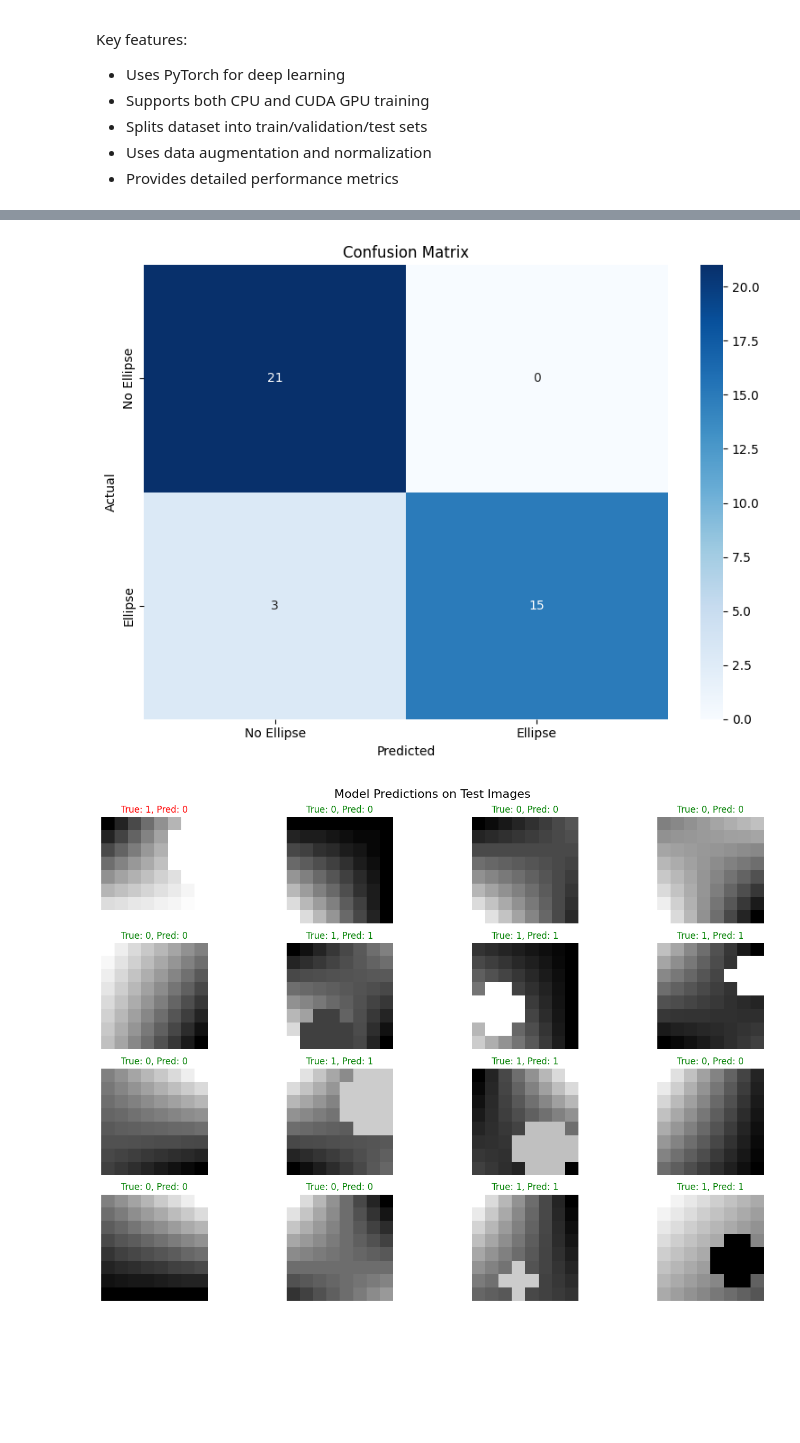
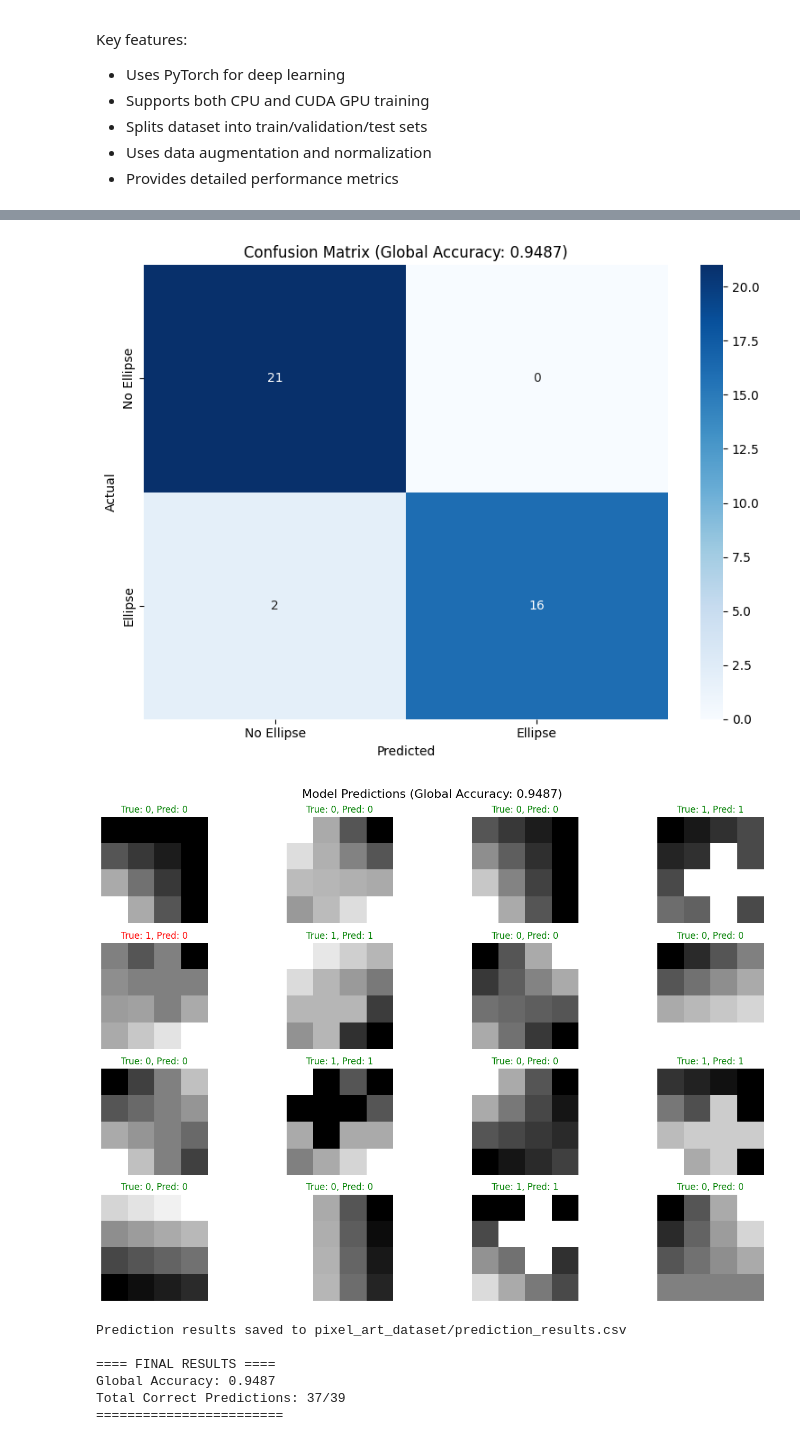
Before and after one commit to NunoMBatista/Blaise-Pasqal-Quantum-Challenge-GIC-quAI, a Jupyter notebook: results/Qadence_implementation/pytorch_classic.ipynb, the cells around one changed output, grey strips where cells are left out. Saved outputs shown, nothing was run; the diff lists cells and outputs as text; code cells hidden in the pictures; blank space fills up the shorter version.

```diff
--- a/results/Qadence_implementation/pytorch_classic.ipynb
+++ b/results/Qadence_implementation/pytorch_classic.ipynb
@@ -99,6 +100,7 @@ Key features:
 # %%
 !pip install torch torchvision numpy pandas scikit-learn matplotlib seaborn
 # %%
+# Neural Network Classifier
 import os
 import numpy as np
 import pandas as pd
@@ -107,7 +109,7 @@ import torch.nn as nn
 import torch.optim as optim
 from torch.utils.data import Dataset, DataLoader, random_split
 from torchvision import transforms
-from sklearn.metrics import confusion_matrix, classification_report
+from sklearn.metrics import confusion_matrix, classification_report, accuracy_score
 import matplotlib.pyplot as plt
 import seaborn as sns
 
@@ -139,22 +141,20 @@ class EllipseDataset(Dataset):
 
         return image, label, self.labels_df.iloc[idx, 0]
 
-# Neural Network Model
+# Neural Network Model - Updated for 4x4 images
 class EllipseClassifier(nn.Module):
-    def __init__(self, input_size=8):
+    def __init__(self, input_size=4):  # Updated for 4x4 input
         super(EllipseClassifier, self).__init__()
         self.conv_layers = nn.Sequential(
             nn.Conv2d(1, 16, kernel_size=3, stride=1, padding=1),
             nn.ReLU(),
-            nn.MaxPool2d(kernel_size=2, stride=2),
             nn.Conv2d(16, 32, kernel_size=3, stride=1, padding=1),
-            nn.ReLU(),
-            nn.MaxPool2d(kernel_size=2, stride=2)
+            nn.ReLU()
         )
 
-        # Calculate the flattened size
+        # Calculate the flattened size - for 4x4 input, no MaxPool2d
         self.fc_layers = nn.Sequential(
-            nn.Linear(32 * 2 * 2, 64),
+            nn.Linear(32 * 4 * 4, 64),  # Updated for 4x4 input
             nn.ReLU(),
             nn.Linear(64, 2)  # Binary classification
         )
@@ -248,13 +248,14 @@ def plot_learning_curves(train_losses, val_losses, train_accuracies, val_accurac
     plt.show()
 
 def evaluate_model(model, test_loader, data_dir):
-    """Comprehensive model evaluation with image visualization."""
+    """Comprehensive model evaluation with image visualization and global accuracy."""
     device = torch.device("cuda" if torch.cuda.is_available() else "cpu")
     model.to(device)
     model.eval()
 
     all_preds = []
     all_labels = []
+    all_filenames = []
 
     with torch.no_grad():
         correct = 0
@@ -269,6 +270,7 @@ def evaluate_model(model, test_loader, data_dir):
 
             all_preds.extend(predicted.cpu().numpy())
             all_labels.extend(labels.cpu().numpy())
+            all_filenames.extend(filenames)
 
     # Accuracy
     accuracy = 100 * correct / total
@@ -279,13 +281,17 @@ def evaluate_model(model, test_loader, data_dir):
     print(classification_report(all_labels, all_preds,
                                 target_names=['No Ellipse', 'Ellipse']))
 
+    # Global Accuracy
+    global_acc = accuracy_score(all_labels, all_preds)
+    print(f"\nGlobal Accuracy: {global_acc:.4f}")
+
     # Confusion Matrix
     cm = confusion_matrix(all_labels, all_preds)
     plt.figure(figsize=(8, 6))
     sns.heatmap(cm, annot=True, fmt='d', cmap='Blues',
                 xticklabels=['No Ellipse', 'Ellipse'],
                 yticklabels=['No Ellipse', 'Ellipse'])
-    plt.title('Confusion Matrix')
+    plt.title(f'Confusion Matrix (Global Accuracy: {global_acc:.4f})')
     plt.xlabel('Predicted')
     plt.ylabel('Actual')
     plt.tight_layout()
@@ -321,11 +327,23 @@ def evaluate_model(model, test_loader, data_dir):
         plt.title(title, color=color)
         plt.axis('off')
 
-    plt.suptitle('Model Predictions on Test Images', fontsize=16)
+    plt.suptitle(f'Model Predictions (Global Accuracy: {global_acc:.4f})', fontsize=16)
     plt.tight_layout()
     plt.show()
 
-    return accuracy, all_preds, all_labels
+    # Save results to a CSV file
+    results_df = pd.DataFrame({
+        'filename': all_filenames,
+        'true_label': all_labels,
+        'predicted_label': all_preds,
+        'correct': [t == p for t, p in zip(all_labels, all_preds)]
+    })
+
+    results_file = os.path.join(data_dir, "prediction_results.csv")
+    results_df.to_csv(results_file, index=False)
+    print(f"Prediction results saved to {results_file}")
+
+    return accuracy, global_acc, all_preds, all_labels
 
 def main():
     # Set random seed for reproducibility
@@ -354,7 +372,7 @@ def main():
     test_loader = DataLoader(test_dataset, batch_size=32, shuffle=False)
 
     # Model, Loss, Optimizer
-    model = EllipseClassifier()
+    model = EllipseClassifier()  # Using 4x4 input size by default
     criterion = nn.CrossEntropyLoss()
     optimizer = optim.Adam(model.parameters(), lr=0.001)
 
@@ -366,8 +384,14 @@ def main():
     # Plot learning curves
     plot_learning_curves(train_losses, val_losses, train_accuracies, val_accuracies)
 
-    # Evaluate the model
-    accuracy, preds, labels = evaluate_model(trained_model, test_loader, data_dir)
+    # Evaluate the model with global accuracy
+    accuracy, global_acc, preds, labels = evaluate_model(trained_model, test_loader, data_dir)
+
+    # Print final global accuracy
+    print(f"\n==== FINAL RESULTS ====")
+    print(f"Global Accuracy: {global_acc:.4f}")
+    print(f"Total Correct Predictions: {sum([p == l for p, l in zip(preds, labels)])}/{len(labels)}")
+    print(f"========================")
 
 if __name__ == "__main__":
     main()
@@ -404,2 +431,8 @@ weighted avg       0.93      0.92      0.92        39
-[figure, old version]
+[figure, new version]
-[figure, old version]
+[figure, new version]
+Prediction results saved to pixel_art_dataset/prediction_results.csv
+
+==== FINAL RESULTS ====
+Global Accuracy: 0.9487
+Total Correct Predictions: 37/39
+========================
```
Also changed, not shown: parts of 2 cells of this notebook, 2 other files.
